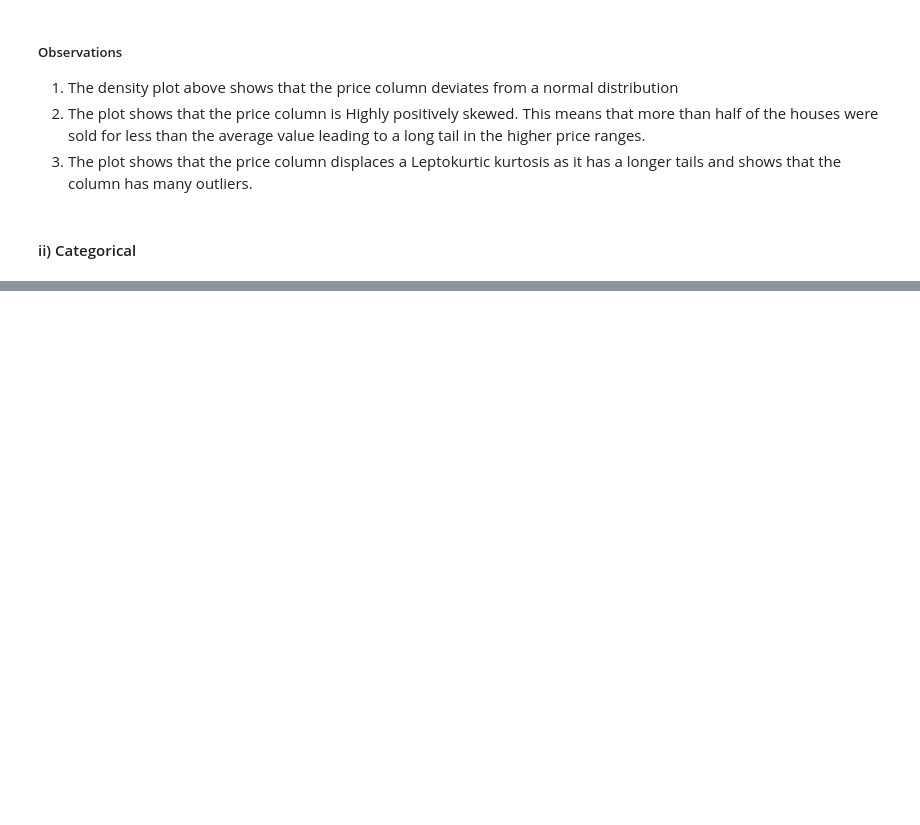
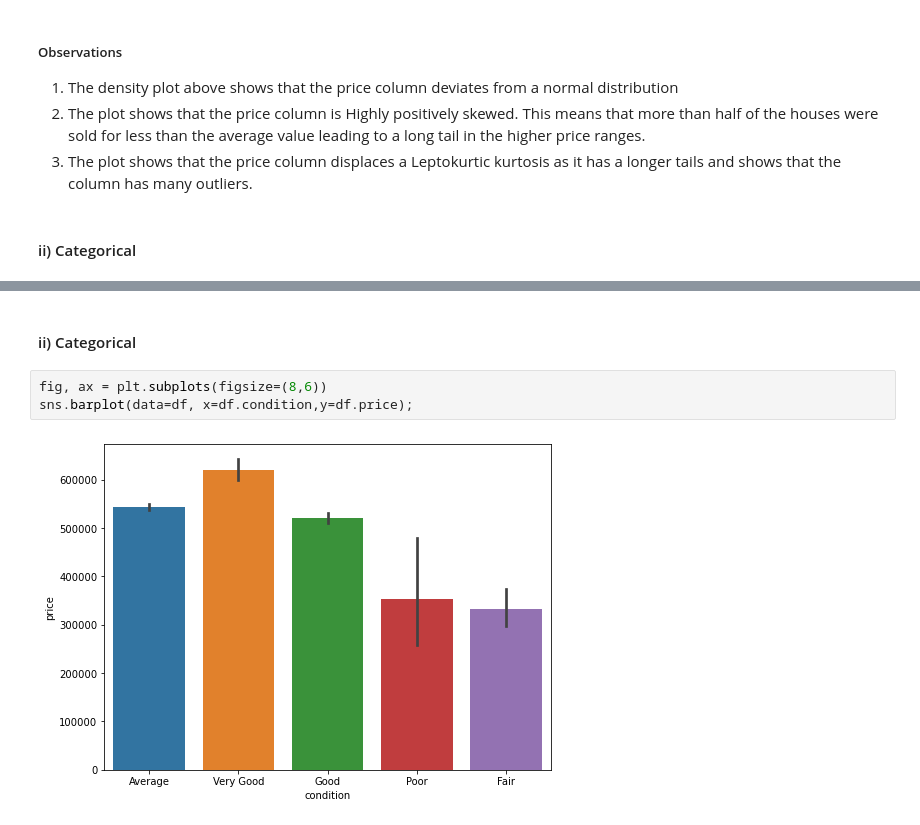
Before and after one commit to SueMungai/dsc-phase-2-project-v2-3, a Jupyter notebook: student.ipynb, the cells around one changed output, grey strips where cells are left out. Saved outputs shown, nothing was run; the diff lists cells and outputs as text; blank space fills up the shorter version.

```diff
--- a/student.ipynb
+++ b/student.ipynb
@@ -264,0 +277,7 @@ df['waterfront'].value_counts().plot.bar();
+# %% [markdown]
+#### ii) Categorical
+# %%
+fig, ax = plt.subplots(figsize=(8,6))
+sns.barplot(data=df, x=df.condition,y=df.price);
+# %% [output]
+[figure, added]
```
Also changed, not shown: parts of 7 cells of this notebook.
